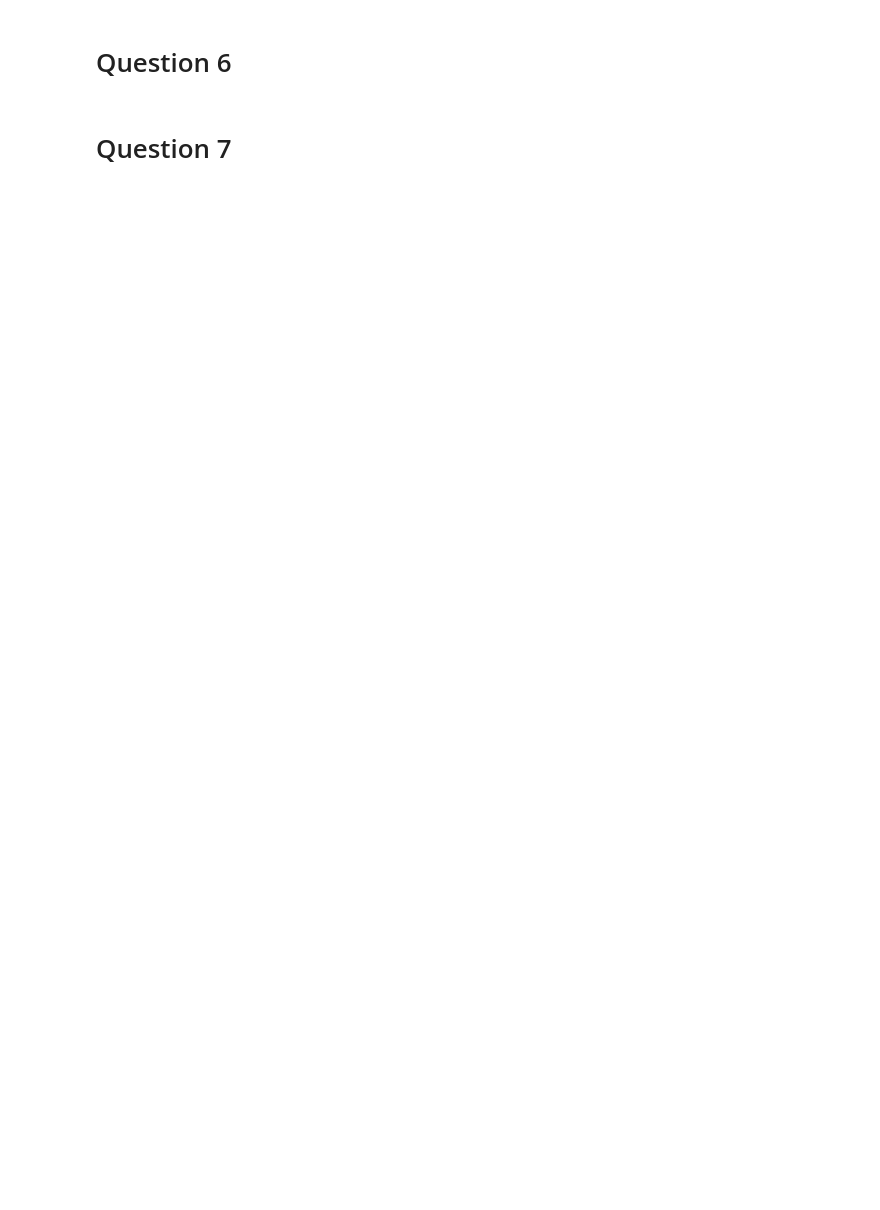
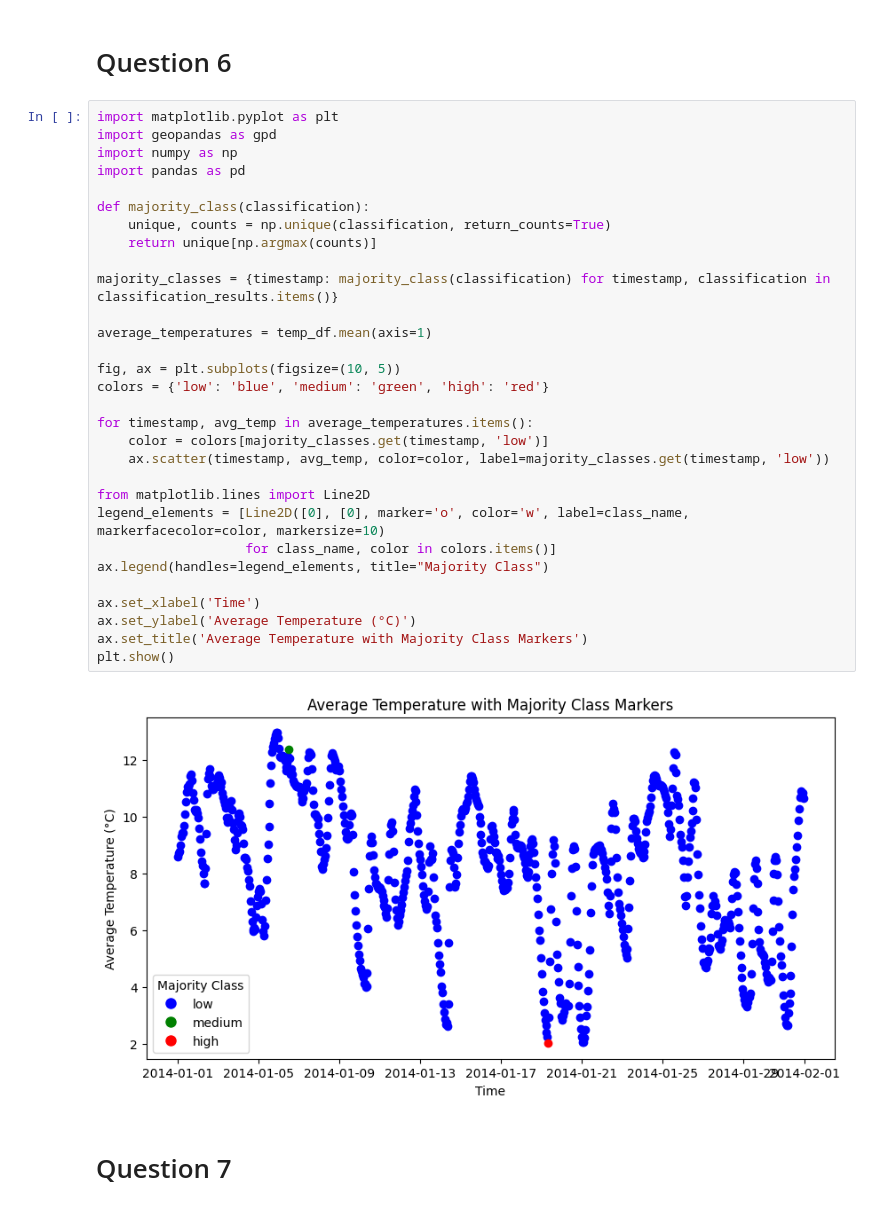
Before and after one commit to wadimoughanim/hw3mlts, a Jupyter notebook: Assignment 3.ipynb, the cells around one changed output. Saved outputs shown, nothing was run; the diff lists cells and outputs as text; blank space fills up the shorter version.

```diff
--- a/Assignment 3.ipynb
+++ b/Assignment 3.ipynb
@@ -366,4 +364,36 @@ IndentationError: expected an indented block (2071054087.py, line 47)
 # %% [markdown]
 # Question 6
+# %%
+import matplotlib.pyplot as plt
+import geopandas as gpd
+import numpy as np
+import pandas as pd
+
+def majority_class(classification):
+    unique, counts = np.unique(classification, return_counts=True)
+    return unique[np.argmax(counts)]
+
+majority_classes = {timestamp: majority_class(classification) for timestamp, classification in classification_results.items()}
+
+average_temperatures = temp_df.mean(axis=1)
+
+fig, ax = plt.subplots(figsize=(10, 5))
+colors = {'low': 'blue', 'medium': 'green', 'high': 'red'}
+
+for timestamp, avg_temp in average_temperatures.items():
+    color = colors[majority_classes.get(timestamp, 'low')]
+    ax.scatter(timestamp, avg_temp, color=color, label=majority_classes.get(timestamp, 'low'))
+
+from matplotlib.lines import Line2D
+legend_elements = [Line2D([0], [0], marker='o', color='w', label=class_name, markerfacecolor=color, markersize=10)
+                   for class_name, color in colors.items()]
+ax.legend(handles=legend_elements, title="Majority Class")
+
+ax.set_xlabel('Time')
+ax.set_ylabel('Average Temperature (°C)')
+ax.set_title('Average Temperature with Majority Class Markers')
+plt.show()
+# %% [output]
+[figure, added]
 # %% [markdown]
 # Question 7
```
Also changed, not shown: parts of 2 cells of this notebook, 9 other files.
